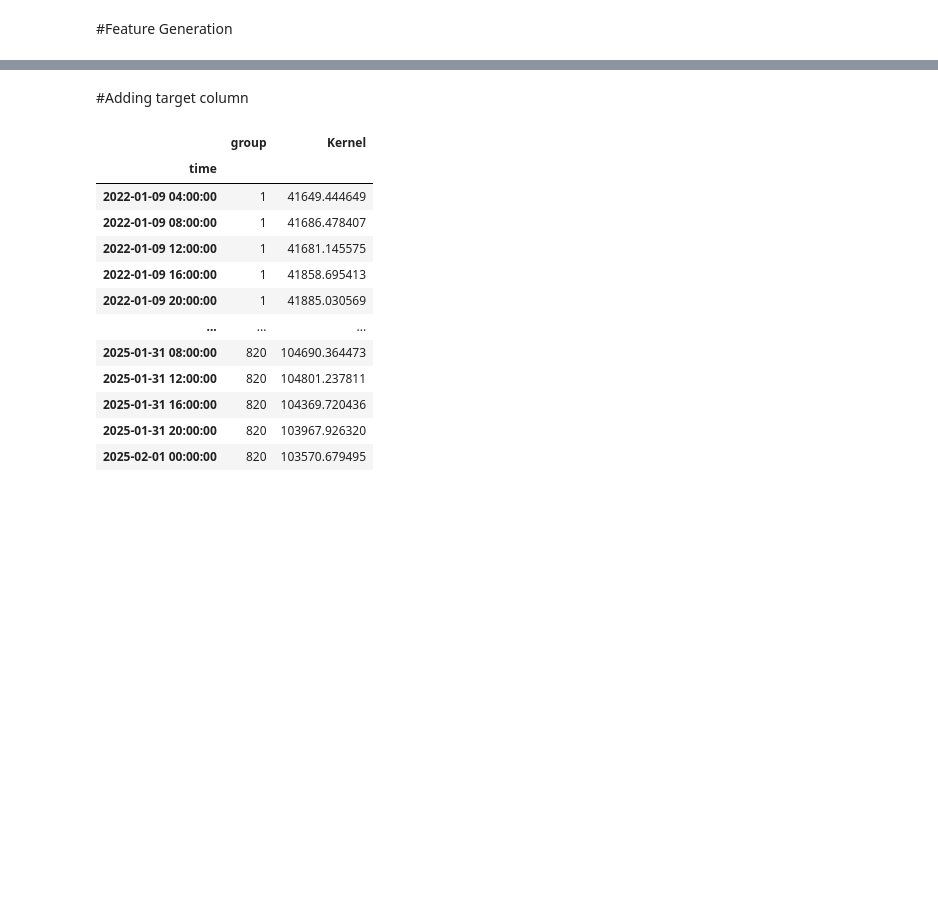
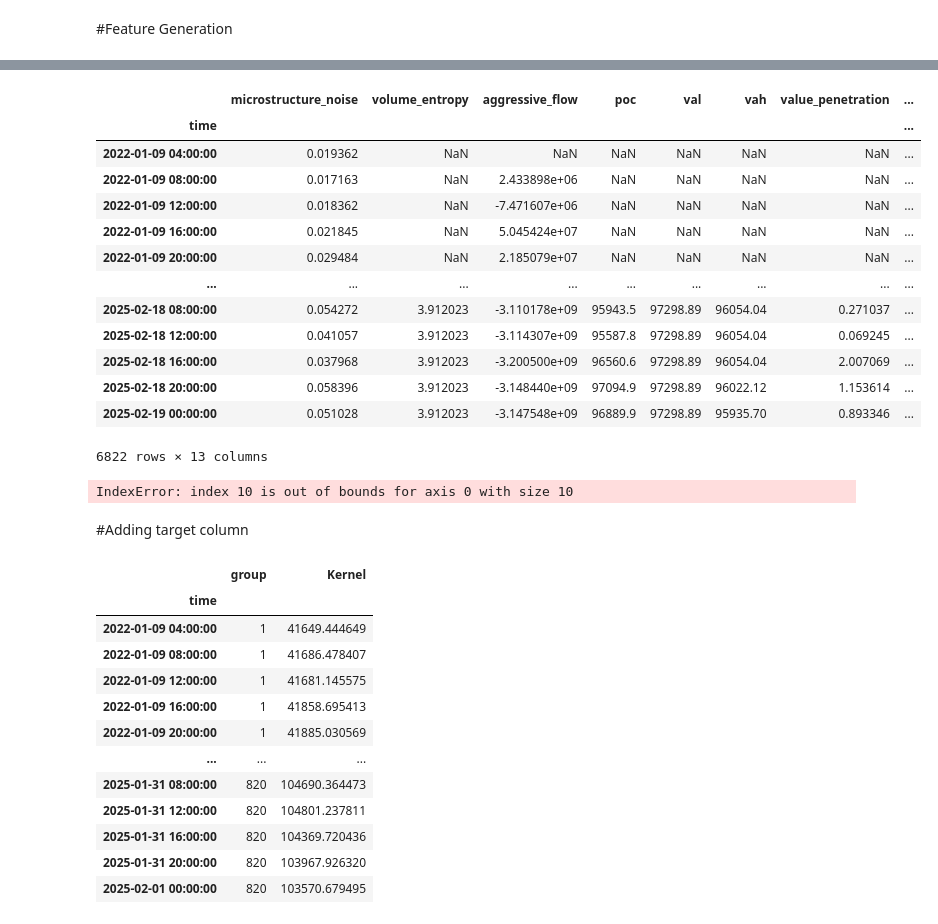
Before and after one commit to manigot/MyPaper_DL_ML_Fin, a Jupyter notebook: BTC_Main.ipynb, the cells around one changed output, grey strips where cells are left out. Cells and saved outputs as stored; diff of their text form; code cells hidden in the pictures; blank space fills up the shorter version.

```diff
--- a/BTC_Main.ipynb
+++ b/BTC_Main.ipynb
@@ -278,3 +560,37 @@ df
+# %%
+feature_engine.df[['microstructure_noise', 'volume_entropy', 'aggressive_flow',
+       'poc', 'val', 'vah', 'value_penetration', 'auction_rejection',
+       'latent_0', 'latent_1', 'latent_2', 'hurst', 'fractal_entropy']]
+# %% [output]
+|  | microstructure_noise | volume_entropy | aggressive_flow | poc | val | vah | value_penetration | ... |
+| time |  |  |  |  |  |  |  | ... |
+| 2022-01-09 04:00:00 | 0.019362 | NaN | NaN | NaN | NaN | NaN | NaN | ... |
+| 2022-01-09 08:00:00 | 0.017163 | NaN | 2.433898e+06 | NaN | NaN | NaN | NaN | ... |
+| 2022-01-09 12:00:00 | 0.018362 | NaN | -7.471607e+06 | NaN | NaN | NaN | NaN | ... |
+| 2022-01-09 16:00:00 | 0.021845 | NaN | 5.045424e+07 | NaN | NaN | NaN | NaN | ... |
+| 2022-01-09 20:00:00 | 0.029484 | NaN | 2.185079e+07 | NaN | NaN | NaN | NaN | ... |
+| ... | ... | ... | ... | ... | ... | ... | ... | ... |
+| 2025-02-18 08:00:00 | 0.054272 | 3.912023 | -3.110178e+09 | 95943.5 | 97298.89 | 96054.04 | 0.271037 | ... |
+| 2025-02-18 12:00:00 | 0.041057 | 3.912023 | -3.114307e+09 | 95587.8 | 97298.89 | 96054.04 | 0.069245 | ... |
+| 2025-02-18 16:00:00 | 0.037968 | 3.912023 | -3.200500e+09 | 96560.6 | 97298.89 | 96054.04 | 2.007069 | ... |
+| 2025-02-18 20:00:00 | 0.058396 | 3.912023 | -3.148440e+09 | 97094.9 | 97298.89 | 96022.12 | 1.153614 | ... |
+| 2025-02-19 00:00:00 | 0.051028 | 3.912023 | -3.147548e+09 | 96889.9 | 97298.89 | 95935.70 | 0.893346 | ... |
+6822 rows × 13 columns
+# %%
+feature_engine = AdvancedFeatureEngineer(df)
+engineered_df = (feature_engine
+                .microstructure_features(entropy_window=50)
+                .auction_features(profile_window=30)
+                .generate_latent_features(['close', 'volume', 'Kernel_diff'])
+                .fractal_features(hurst_window=100)
+                .liquidity_features(lq_window=200)
+                .regime_features(regime_window=50)
+                .noise_features(noise_window=20)
+                .pattern_features(pattern_window=60)
+                .memory_features(memory_lag=20)
+                .df)
+# %% [output]
+IndexError: index 10 is out of bounds for axis 0 with size 10
 # %%
 # Adding Features
 
```
Also changed, not shown: parts of 15 cells of this notebook.
